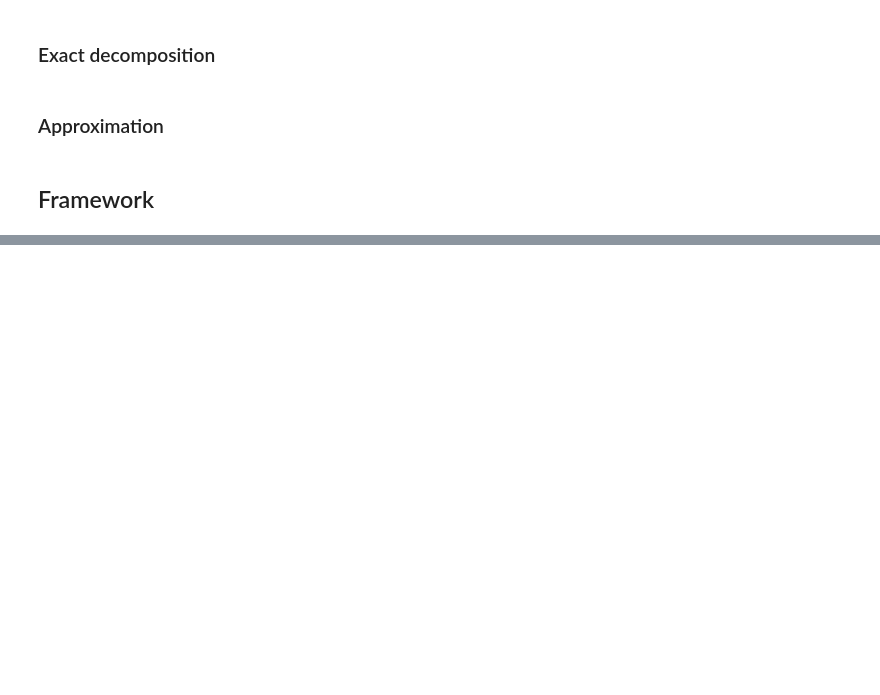
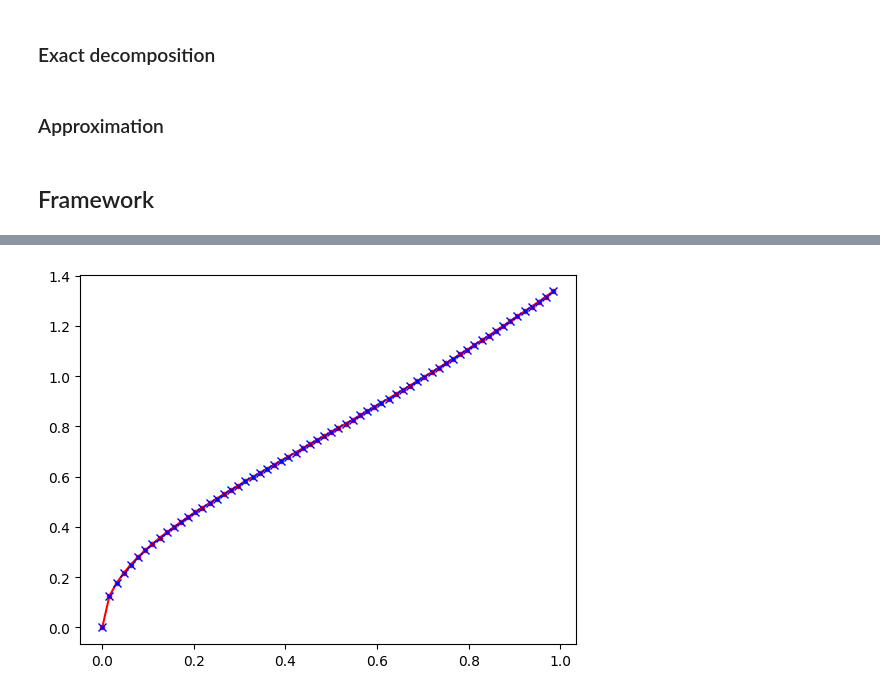
Before and after one commit to ugo-nzongani/Adjustable-depth-quantum-circuit-for-diagonal-unitary-and-QSP, a Jupyter notebook: zylberman_nzongani.ipynb, the cells around one changed output, grey strips where cells are left out. Drawn from its saved outputs; the diff is of its cells as text; code cells hidden in the pictures; blank space fills up the shorter version.

```diff
--- a/zylberman_nzongani.ipynb
+++ b/zylberman_nzongani.ipynb
@@ -439,0 +492,40 @@ False
+# %%
+import qiskit.quantum_info as qi
+import matplotlib.pyplot as plt
+
+def f(x):
+    return np.exp(-(x-1/2)**2)
+
+def f5(x):
+    return np.sqrt(np.sin(x)+x**3)
+
+n = 6
+
+q = QuantumRegister(n,name='q')
+qc = QuantumCircuit(q)
+
+for i in range(int(n/2)):
+    qc.swap(q[i],q[n-i-1])
+
+qc.h(q)
+
+# Walsh circuit
+walsh_coeffs = list_walsh_coeff(f5,2**n)
+qc.append(walsh_circuit(n,f5,walsh_coeffs,gray_code=True),qc.qubits)
+
+# Sequential circuit
+
+for i in range(int(n/2)):
+    qc.swap(q[i],q[n-i-1])
+
+state = qi.Statevector.from_instruction(qc)
+
+L = np.array(state.data[0:2**n])
+L2 = np.angle(L)
+X = np.array(range(2**n))/2**n
+
+plt.plot(X,L2,marker='.',c='r')
+plt.plot(X,f5(X),marker='x',c='b',linestyle='')
+plt.show()
+# %% [output]
+[figure, added]
```
Also changed, not shown: parts of 9 cells of this notebook.
